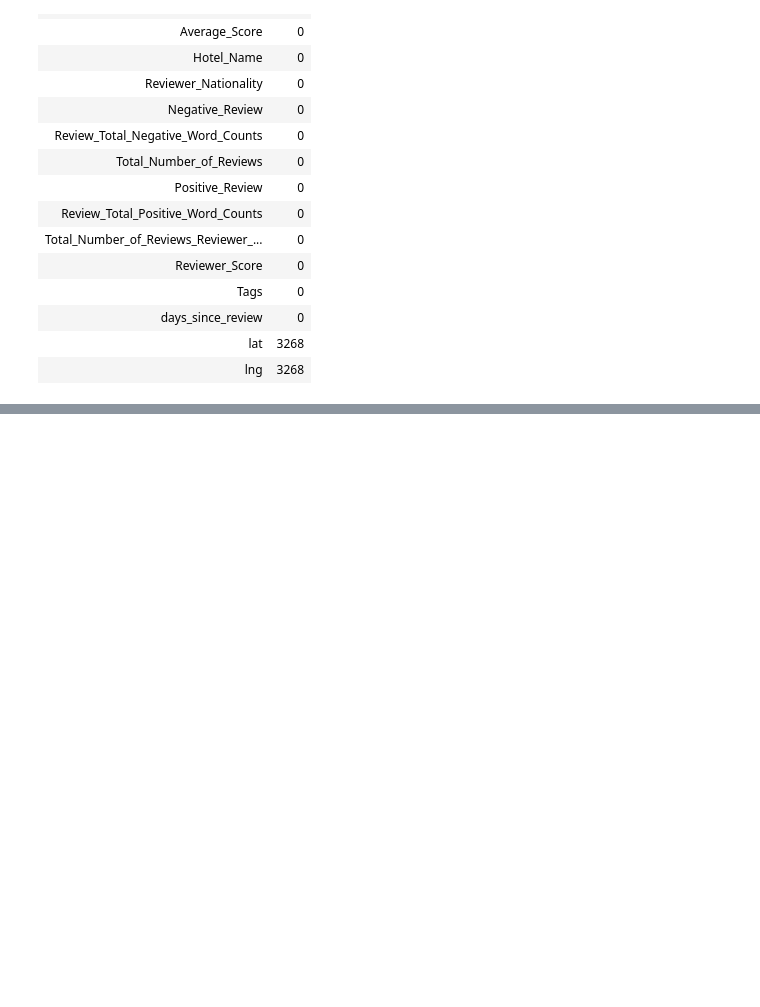
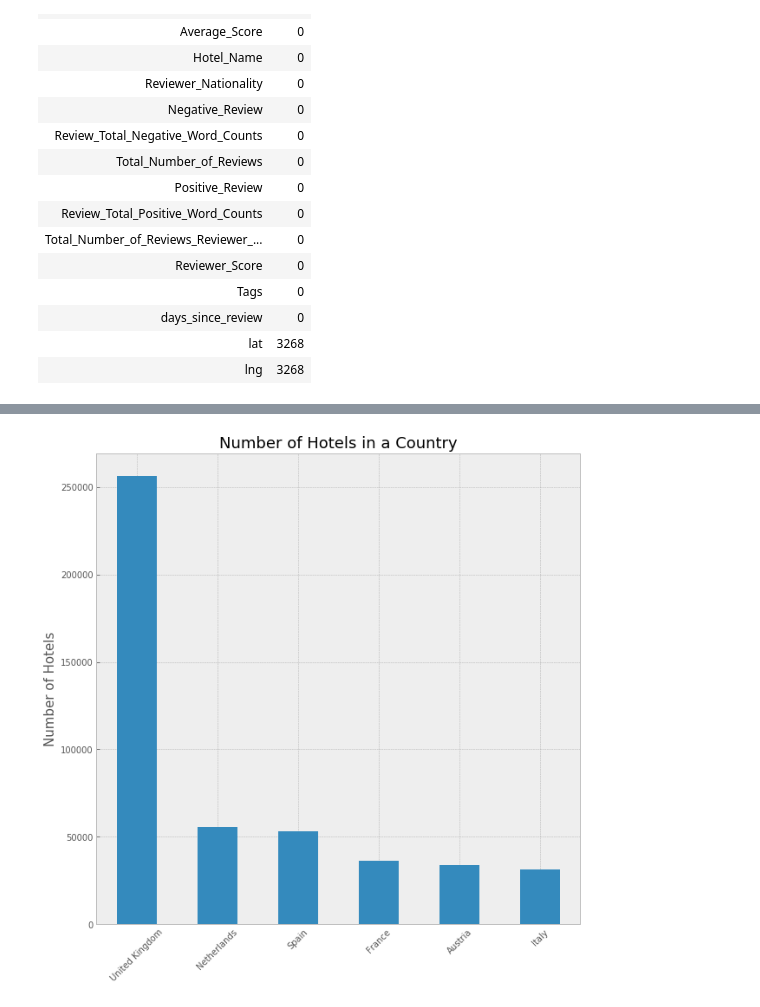
Before and after one commit to the-rahul-kumar/project-hotel-ratings-prediction, a Jupyter notebook: presentation.ipynb, the cells around one changed output, grey strips where cells are left out. Cells and saved outputs as stored; diff of their text form; code cells hidden in the pictures; blank space fills up the shorter version.

```diff
--- a/presentation.ipynb
+++ b/presentation.ipynb
@@ -176,0 +338,5 @@ H10 Itaca
+# %%
+text = "140 Gloucester Road Kensington and Chelsea London SW7 4QH United Kingdom"
+for country in pycountry.countries:
+    if country.name in text:
+        print(country.name)
@@ -176,0 +347,9 @@ H10 Itaca
+# %%
+# Have a quick function that returns the Country
+def country_txt(text):
+    for country in pycountry.countries:
+        if country.name in text:
+            return country.name
+
+hotels['Country'] = hotels['Hotel_Address'].apply(country_txt)
+hotels.head(5)
@@ -176,0 +363,12 @@ H10 Itaca
+# %%
+plt.figure(figsize=(10,10))
+
+#Value Counts for Reviewer Nationality, as if the nationality is rare, we won't really get any meaningful information from it
+hotels.Country.value_counts().plot.bar()
+
+plt.ylabel('Number of Hotels',fontsize=15)
+plt.title('Number of Hotels in a Country',fontsize=18)
+plt.xticks(rotation=45)
+plt.savefig('images/Hotels_Country.png')
+# %% [output]
+[figure, added]
```
Also changed, not shown: parts of 23 cells of this notebook, 8 other files.
